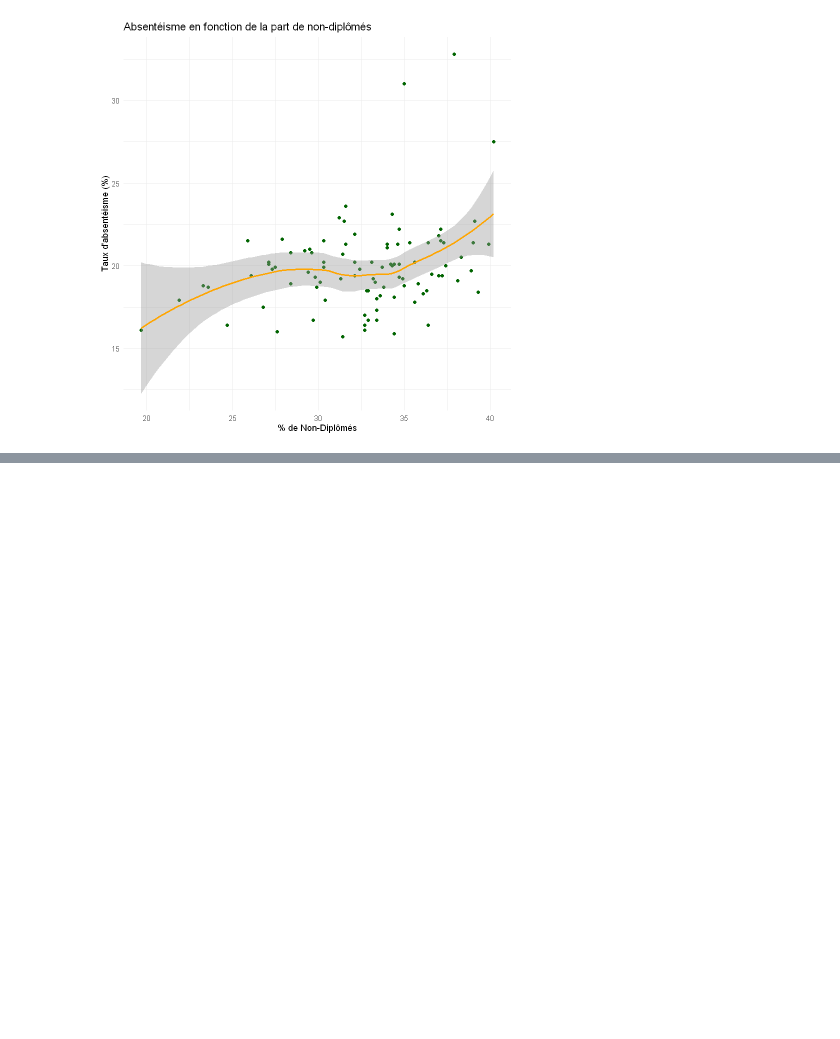
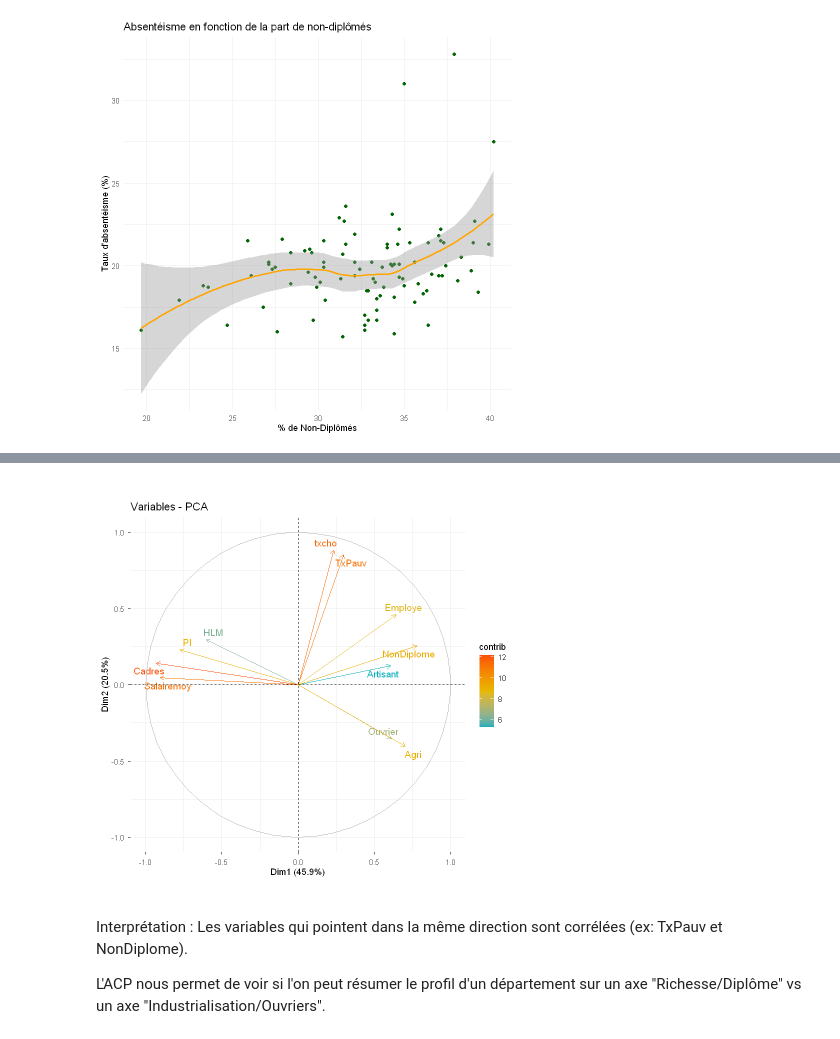
Before and after one commit to helio-aubrun/demos, a Jupyter notebook: r.ipynb, the cells around one changed output, grey strips where cells are left out. Drawn from its saved outputs; the diff is of its cells as text; code cells hidden in the pictures; blank space fills up the shorter version.

```diff
--- a/r.ipynb
+++ b/r.ipynb
@@ -104,0 +170,14 @@ A data.frame: 12 × 13
+# %%
+df_pca <- df %>% select(HLM:txcho)
+# %%
+res.pca <- PCA(df_pca, scale.unit = TRUE, graph = FALSE)
+# %%
+fviz_pca_var(res.pca, col.var = "contrib",
+             gradient.cols = c("#00AFBB", "#E7B800", "#FC4E07"),
+             repel = TRUE)
+# %% [output]
+[figure, added]
+# %% [markdown]
+Interprétation :  Les variables qui pointent dans la même direction sont corrélées (ex: TxPauv et NonDiplome).
+
+L'ACP nous permet de voir si l'on peut résumer le profil d'un département sur un axe "Richesse/Diplôme" vs un axe "Industrialisation/Ouvriers".
```
Also changed, not shown: parts of 19 cells of this notebook.
